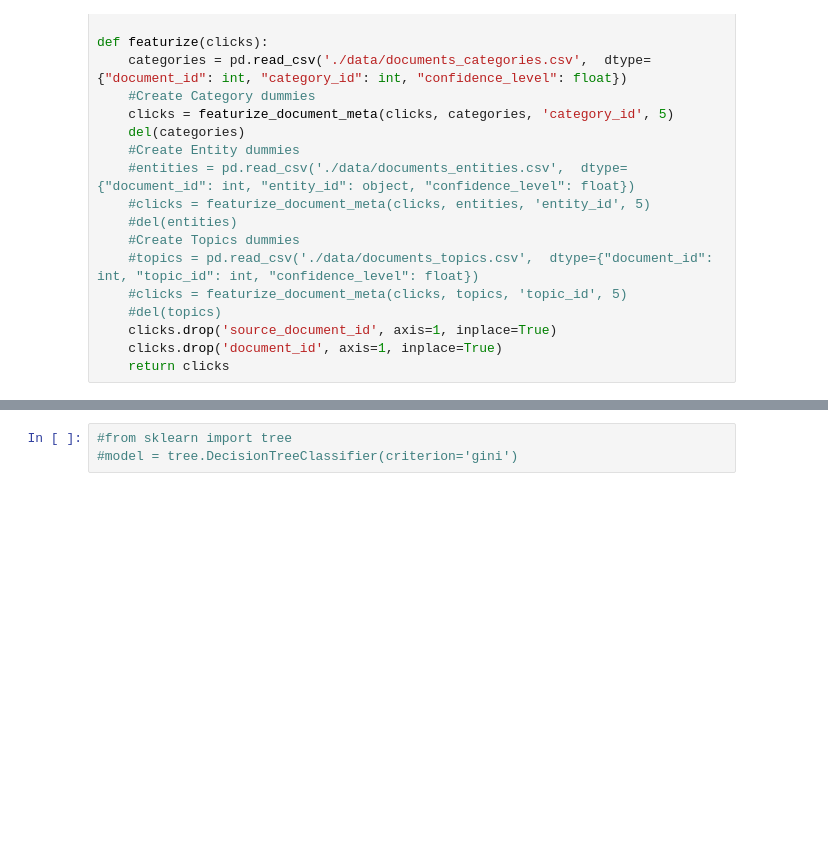
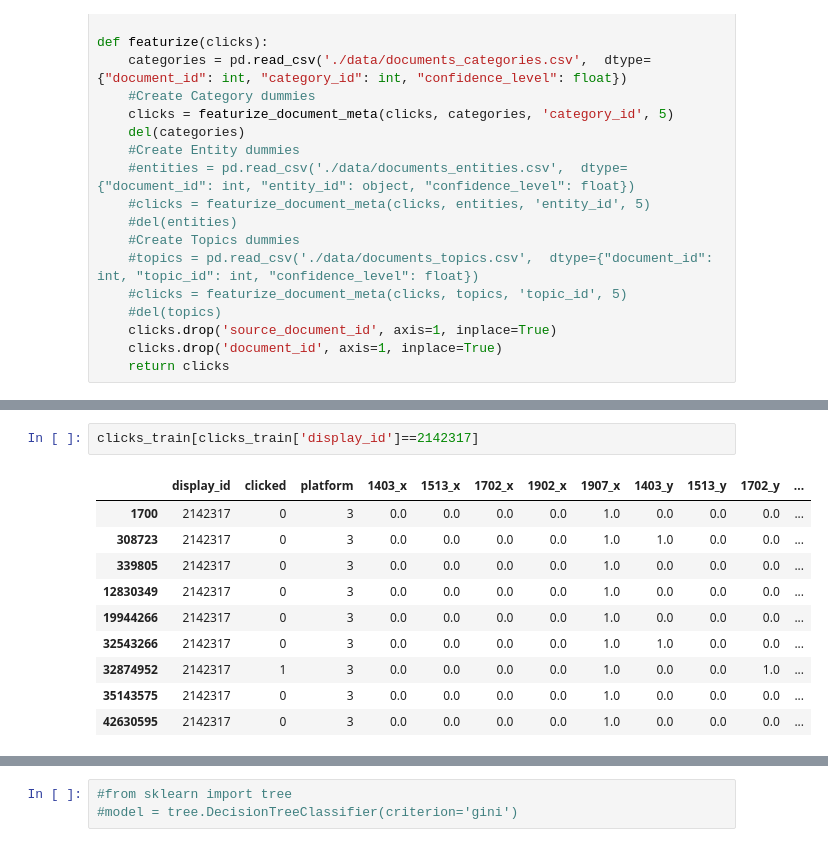
Before and after one commit to vishalchangrani/outbrain, a Jupyter notebook: outbrainsolution.ipynb, the cells around one changed output, grey strips where cells are left out. Cells and saved outputs as stored; diff of their text form; blank space fills up the shorter version.

```diff
--- a/outbrainsolution.ipynb
+++ b/outbrainsolution.ipynb
@@ -120,3 +160,16 @@ clicks_train = clicks_train.to_sparse(fill_value=0)
+# %%
+clicks_train[clicks_train['display_id']==2142317]
+# %% [output]
+|  | display_id | clicked | platform | 1403_x | 1513_x | 1702_x | 1902_x | 1907_x | 1403_y | 1513_y | 1702_y | ... |
+| 1700 | 2142317 | 0 | 3 | 0.0 | 0.0 | 0.0 | 0.0 | 1.0 | 0.0 | 0.0 | 0.0 | ... |
+| 308723 | 2142317 | 0 | 3 | 0.0 | 0.0 | 0.0 | 0.0 | 1.0 | 1.0 | 0.0 | 0.0 | ... |
+| 339805 | 2142317 | 0 | 3 | 0.0 | 0.0 | 0.0 | 0.0 | 1.0 | 0.0 | 0.0 | 0.0 | ... |
+| 12830349 | 2142317 | 0 | 3 | 0.0 | 0.0 | 0.0 | 0.0 | 1.0 | 0.0 | 0.0 | 0.0 | ... |
+| 19944266 | 2142317 | 0 | 3 | 0.0 | 0.0 | 0.0 | 0.0 | 1.0 | 0.0 | 0.0 | 0.0 | ... |
+| 32543266 | 2142317 | 0 | 3 | 0.0 | 0.0 | 0.0 | 0.0 | 1.0 | 1.0 | 0.0 | 0.0 | ... |
+| 32874952 | 2142317 | 1 | 3 | 0.0 | 0.0 | 0.0 | 0.0 | 1.0 | 0.0 | 0.0 | 1.0 | ... |
+| 35143575 | 2142317 | 0 | 3 | 0.0 | 0.0 | 0.0 | 0.0 | 1.0 | 0.0 | 0.0 | 0.0 | ... |
+| 42630595 | 2142317 | 0 | 3 | 0.0 | 0.0 | 0.0 | 0.0 | 1.0 | 0.0 | 0.0 | 0.0 | ... |
 # %%
 clicks_train.drop('ad_id', axis=1, inplace=True)
 clicks_train.drop('display_id', axis=1, inplace=True)
```
Also changed, not shown: parts of 17 cells of this notebook, 14 other files.
